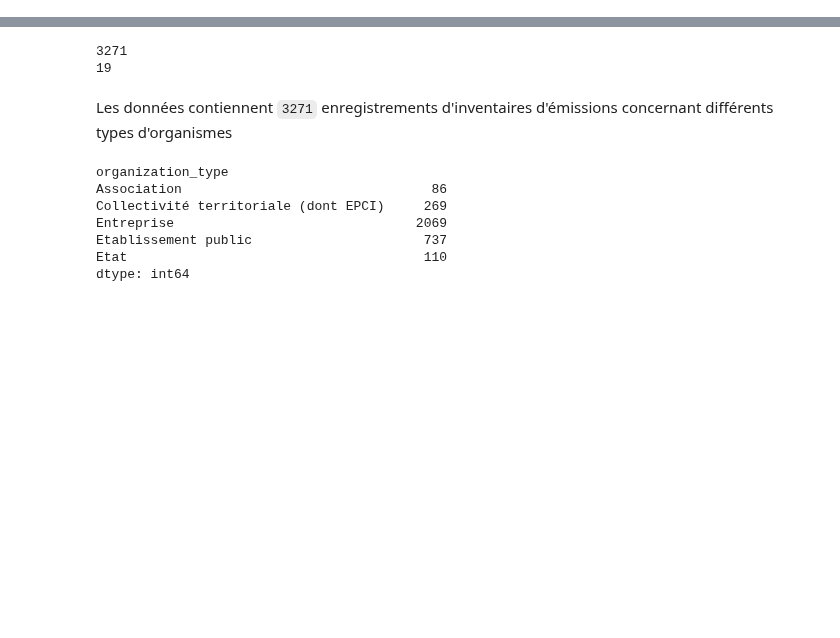
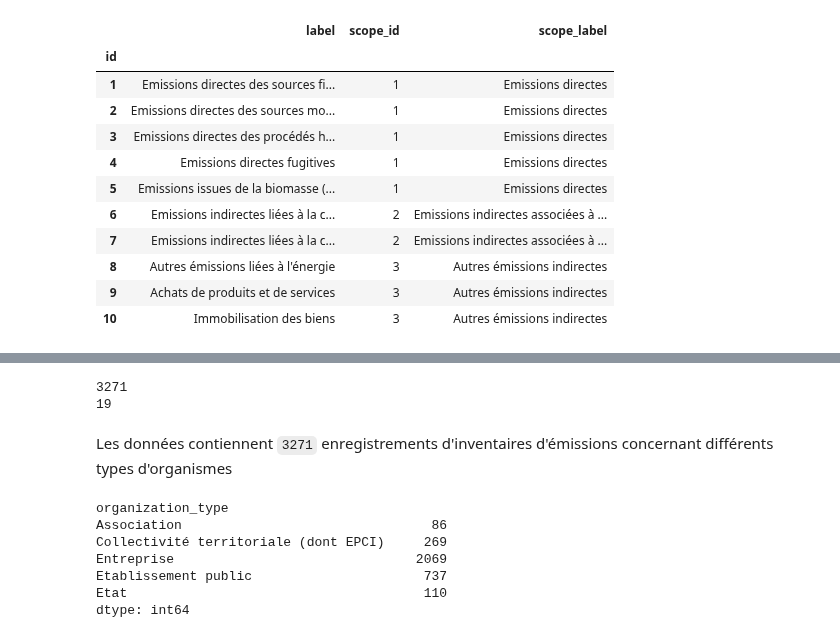
Before and after one commit to OpenGeoScales/ogs-data-exploration, a Jupyter notebook: notebooks/ghg-emissions/ademe/ademe-beges-data-exploration.ipynb, the cells around one changed output, grey strips where cells are left out. Saved outputs shown, nothing was run; the diff lists cells and outputs as text; code cells hidden in the pictures; blank space fills up the shorter version.

```diff
--- a/notebooks/ghg-emissions/ademe/ademe-beges-data-exploration.ipynb
+++ b/notebooks/ghg-emissions/ademe/ademe-beges-data-exploration.ipynb
@@ -22,0 +76,15 @@ ademe_beges_assessemnt.head(5)
+# %%
+scope_items.head(10)
+# %% [output]
+|  | label | scope_id | scope_label |
+| id |  |  |  |
+| 1 | Emissions directes des sources fi... | 1 | Emissions directes |
+| 2 | Emissions directes des sources mo... | 1 | Emissions directes |
+| 3 | Emissions directes des procédés h... | 1 | Emissions directes |
+| 4 | Emissions directes fugitives | 1 | Emissions directes |
+| 5 | Emissions issues de la biomasse (... | 1 | Emissions directes |
+| 6 | Emissions indirectes liées à la c... | 2 | Emissions indirectes associées à ... |
+| 7 | Emissions indirectes liées à la c... | 2 | Emissions indirectes associées à ... |
+| 8 | Autres émissions liées à l'énergie | 3 | Autres émissions indirectes |
+| 9 | Achats de produits et de services | 3 | Autres émissions indirectes |
+| 10 | Immobilisation des biens | 3 | Autres émissions indirectes |
```
Also changed, not shown: parts of 15 cells of this notebook.
